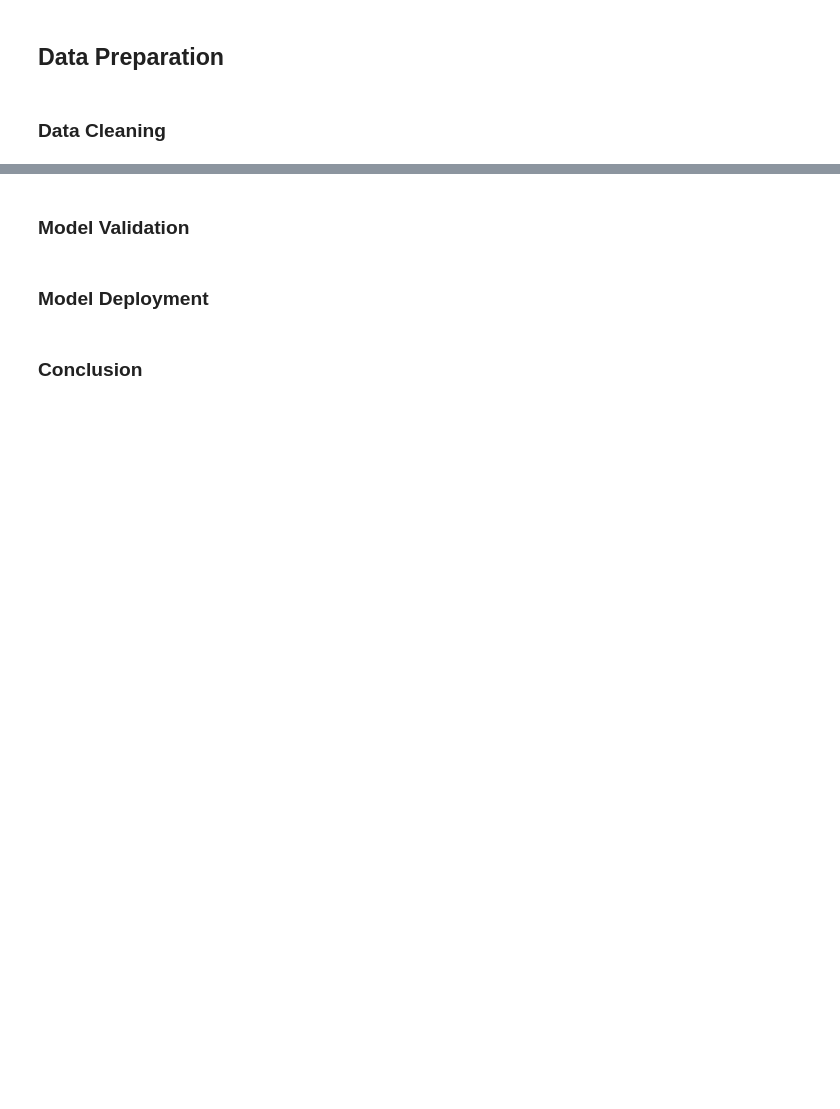
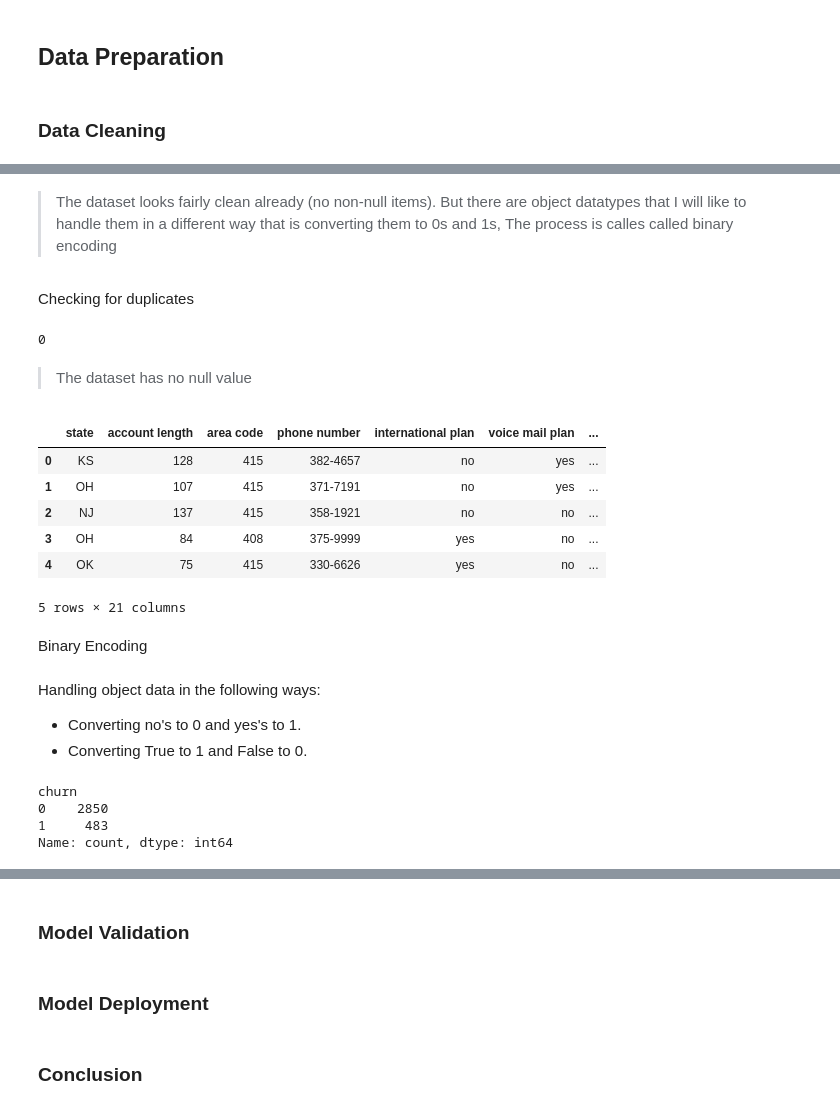
Before and after one commit to Atieng/Customer-Churn-Prediction, a Jupyter notebook: Customer-churn.ipynb, the cells around one changed output, grey strips where cells are left out. Drawn from its saved outputs; the diff is of its cells as text; code cells hidden in the pictures; blank space fills up the shorter version.

```diff
--- a/Customer-churn.ipynb
+++ b/Customer-churn.ipynb
@@ -165,0 +146,2 @@ df.describe()
+# %%
+df = pd.read_csv('Customer_Churn.csv')
@@ -165,0 +170,26 @@ df.describe()
+# %% [markdown]
+>The dataset looks fairly clean already (no non-null items). But there are object datatypes that I will like to handle them in a different way that is converting them to 0s and 1s, The process is calles called binary encoding
+# %% [markdown]
+Checking for duplicates
+# %%
+df.duplicated().sum()
+# %% [output]
+0
+# %% [markdown]
+> The dataset has no null value
+# %%
+df.head()
+# %% [output]
+|  | state | account length | area code | phone number | international plan | voice mail plan | ... |
+| 0 | KS | 128 | 415 | 382-4657 | no | yes | ... |
+| 1 | OH | 107 | 415 | 371-7191 | no | yes | ... |
+| 2 | NJ | 137 | 415 | 358-1921 | no | no | ... |
+| 3 | OH | 84 | 408 | 375-9999 | yes | no | ... |
+| 4 | OK | 75 | 415 | 330-6626 | yes | no | ... |
+5 rows × 21 columns
+# %% [markdown]
+Binary Encoding
+# %% [markdown]
+Handling object data in the following ways:
+- Converting no's to 0 and yes's to 1.
+- Converting True to 1 and False to 0.
@@ -165,0 +200,7 @@ df.describe()
+# %%
+df['churn'].value_counts()
+# %% [output]
+churn
+0    2850
+1     483
+Name: count, dtype: int64
```
Also changed, not shown: parts of 35 cells of this notebook.
